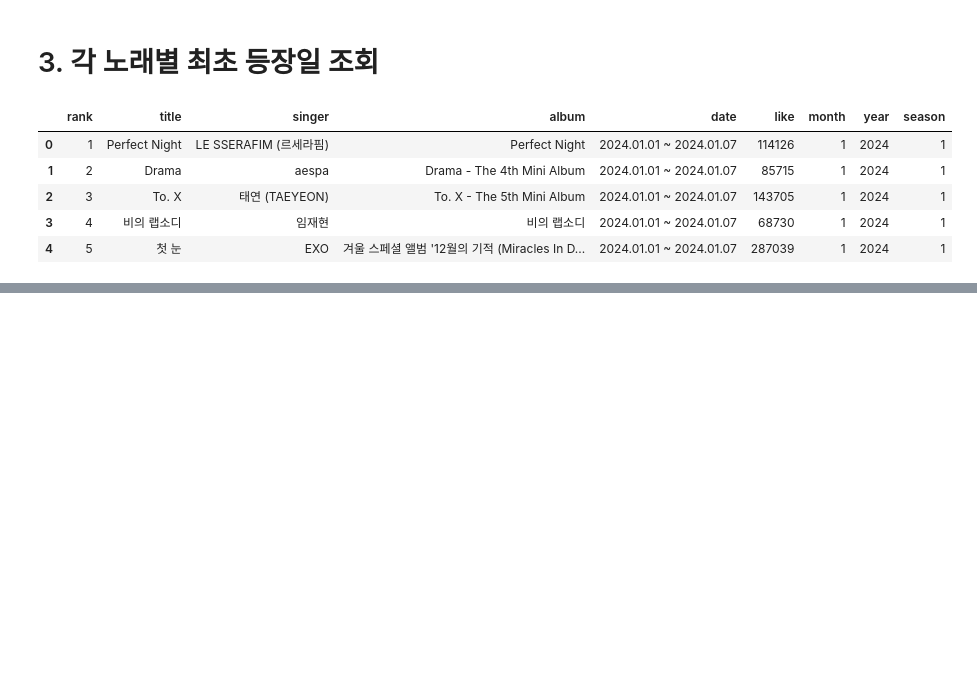
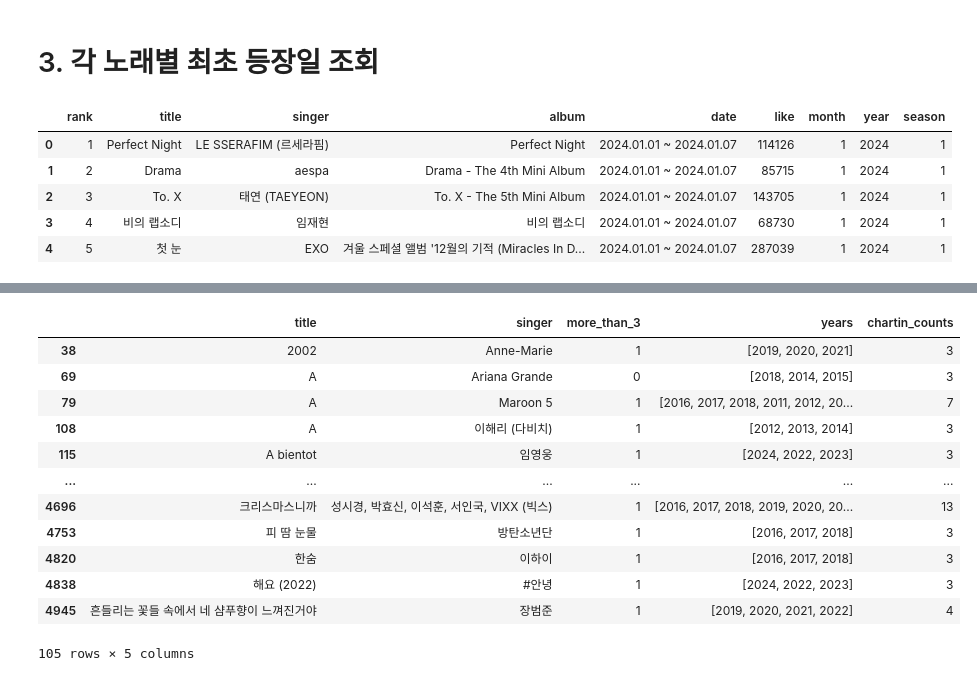
Before and after one commit to zjacom/Seasonal-songs, a Jupyter notebook: best5_elements.ipynb, the cells around one changed output, grey strips where cells are left out. Cells and saved outputs as stored; diff of their text form; code cells hidden in the pictures; blank space fills up the shorter version.

```diff
--- a/best5_elements.ipynb
+++ b/best5_elements.ipynb
@@ -205,0 +301,17 @@ result_df
+# %%
+# 3년 이상 등장 데이터 조회
+result_df_5.loc[result_df_5.chartin_counts >= 3]
+# %% [output]
+|  | title | singer | more_than_3 | years | chartin_counts |
+| 38 | 2002 | Anne-Marie | 1 | [2019, 2020, 2021] | 3 |
+| 69 | A | Ariana Grande | 0 | [2018, 2014, 2015] | 3 |
+| 79 | A | Maroon 5 | 1 | [2016, 2017, 2018, 2011, 2012, 20... | 7 |
+| 108 | A | 이해리 (다비치) | 1 | [2012, 2013, 2014] | 3 |
+| 115 | A bientot | 임영웅 | 1 | [2024, 2022, 2023] | 3 |
+| ... | ... | ... | ... | ... | ... |
+| 4696 | 크리스마스니까 | 성시경, 박효신, 이석훈, 서인국, VIXX (빅스) | 1 | [2016, 2017, 2018, 2019, 2020, 20... | 13 |
+| 4753 | 피 땀 눈물 | 방탄소년단 | 1 | [2016, 2017, 2018] | 3 |
+| 4820 | 한숨 | 이하이 | 1 | [2016, 2017, 2018] | 3 |
+| 4838 | 해요 (2022) | #안녕 | 1 | [2024, 2022, 2023] | 3 |
+| 4945 | 흔들리는 꽃들 속에서 네 샴푸향이 느껴진거야 | 장범준 | 1 | [2019, 2020, 2021, 2022] | 4 |
+105 rows × 5 columns
```
Also changed, not shown: parts of 20 cells of this notebook.
